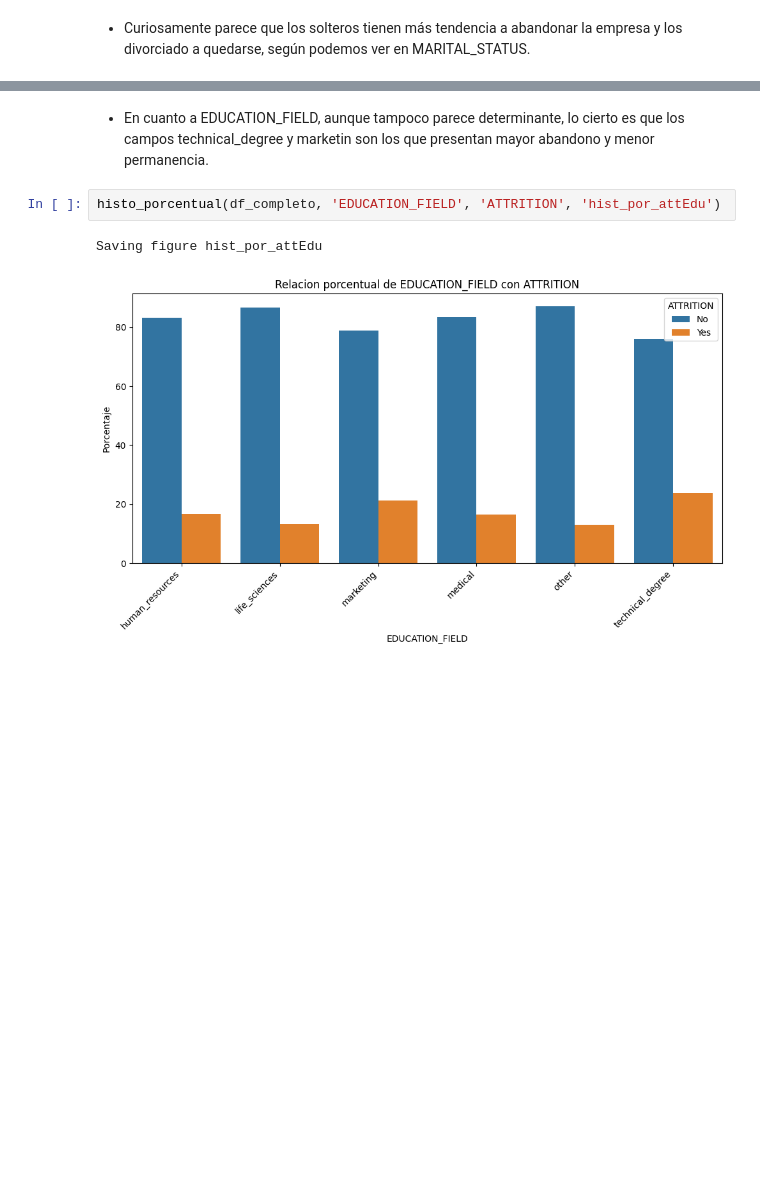
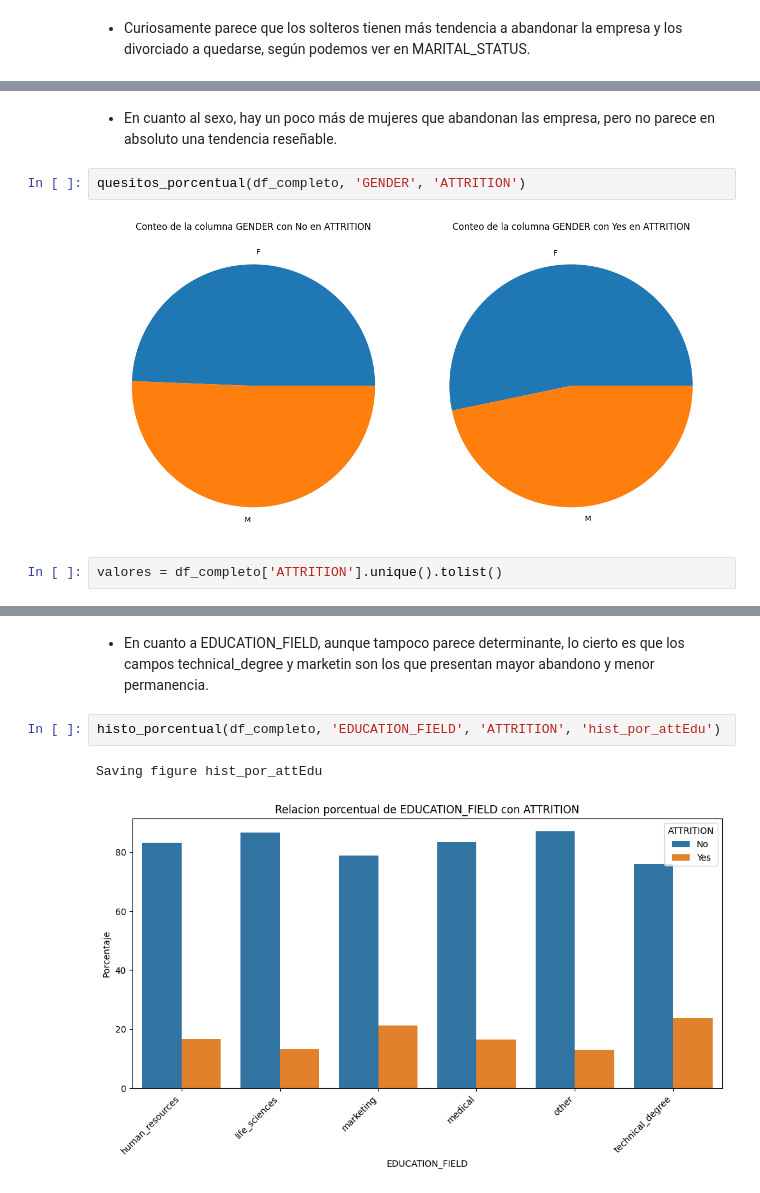
Before and after one commit to Origamologo/Empleados, a Jupyter notebook: 02_visualización.ipynb, the cells around one changed output, grey strips where cells are left out. Cells and saved outputs as stored; diff of their text form; blank space fills up the shorter version.

```diff
--- a/02_visualización.ipynb
+++ b/02_visualización.ipynb
@@ -180,0 +180,8 @@ quesitos_porcentual(df_completo, 'MARITAL_STATUS', 'ATTRITION')
+# %% [markdown]
+* En cuanto al sexo, hay un poco más de mujeres que abandonan las empresa, pero no parece en absoluto una tendencia reseñable.
+# %%
+quesitos_porcentual(df_completo, 'GENDER', 'ATTRITION')
+# %% [output]
+[figure, added]
+# %%
+valores = df_completo['ATTRITION'].unique().tolist()
```
Also changed, not shown: parts of 6 cells of this notebook, 1 other file.
